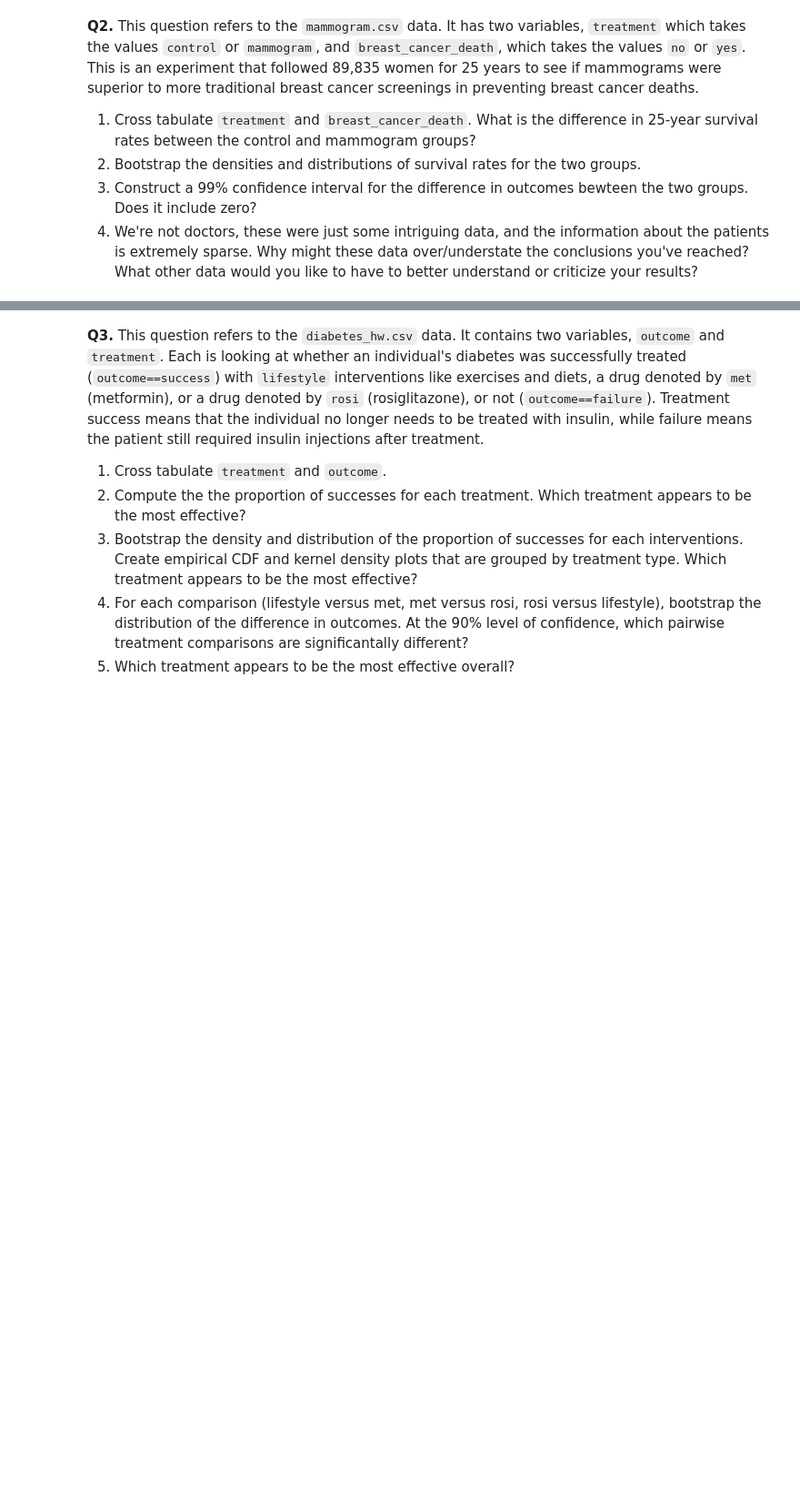
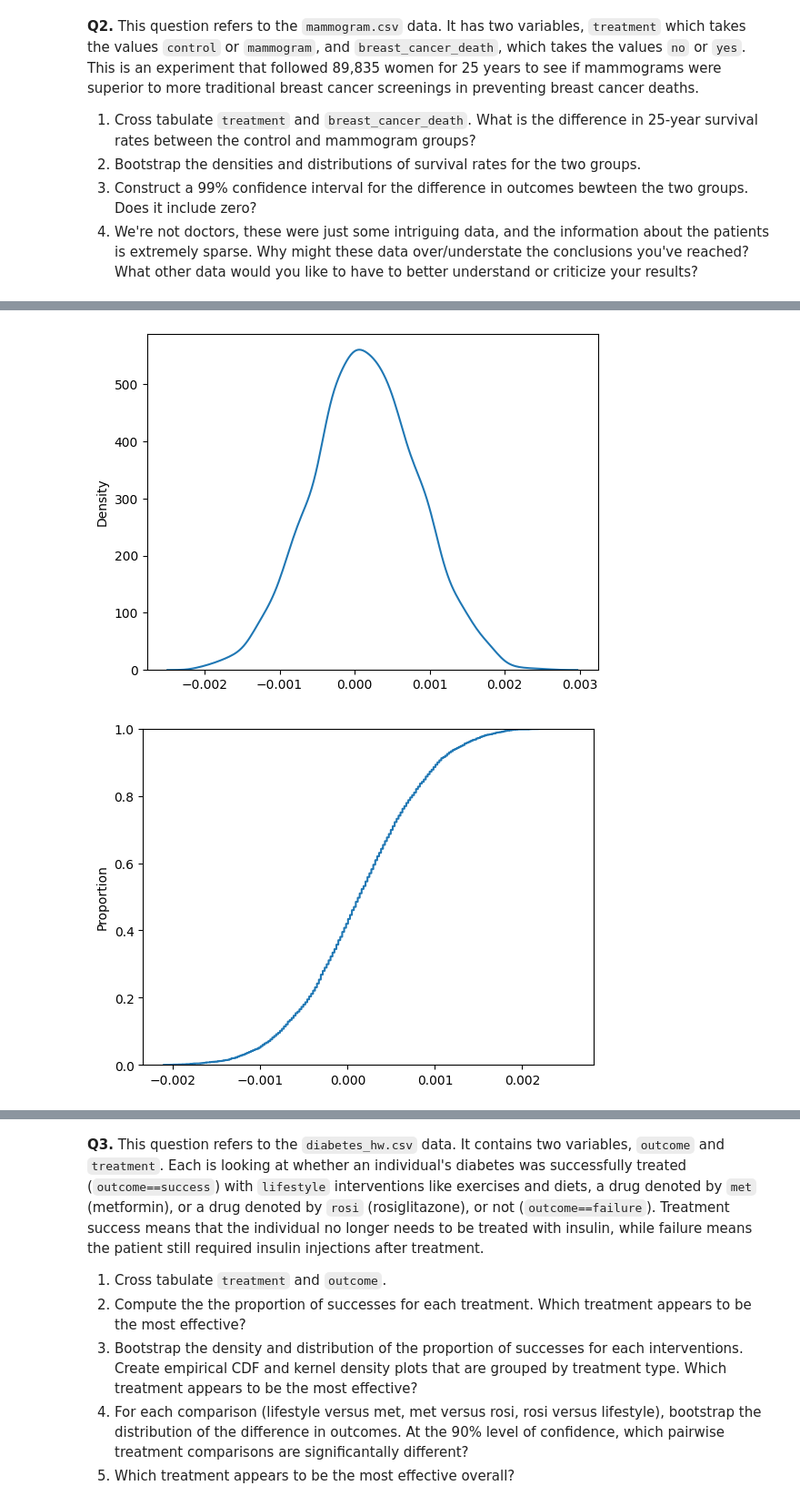
Before and after one commit to dsizzle67/ds3001-the_bootstrap, a Jupyter notebook: assignment_5.ipynb, the cells around one changed output, grey strips where cells are left out. Shown at 91% size. Saved outputs shown, nothing was run; the diff lists cells and outputs as text; code cells hidden in the pictures; blank space fills up the shorter version.

```diff
--- a/assignment_5.ipynb
+++ b/assignment_5.ipynb
@@ -127,0 +132,11 @@ plt.show()
+# %%
+# --1--
+
+df = pd.read_csv('./data/mammogram.csv')
+
+print(pd.crosstab(df['treatment'], df['breast_cancer_death']))
+
+control_death_to_survival_ratio = 505/(44405+505)
+mammogram_death_to_survival_ratio = 500/(44425+500)
+print('\n')
+print(control_death_to_survival_ratio, mammogram_death_to_survival_ratio)
@@ -127,0 +151,25 @@ plt.show()
+# %%
+# --2--
+
+df['survive'] = 0
+df.loc[ df['breast_cancer_death'] == 'no', 'survive'] = 1
+
+df_treat = df.loc[ df['treatment'] == 'mammogram', :]
+df_control = df.loc[ df['treatment'] == 'control', :]
+
+S = 5000
+fx = []
+for t in range(S):
+    df_treat_t = df_treat.sample( df_treat.shape[0], axis=0, replace=True)
+    df_control_t = df_control.sample( df_control.shape[0], axis=0, replace=True)
+    treatment_effect_t = np.mean(df_treat_t['survive']) - np.mean(df_control_t['survive'])
+    fx.append(treatment_effect_t)
+
+sns.kdeplot(fx)
+plt.show()
+
+sns.ecdfplot(fx)
+plt.show()
+# %% [output]
+[figure, added]
+[figure, added]
```
Also changed, not shown: parts of 4 cells of this notebook.
